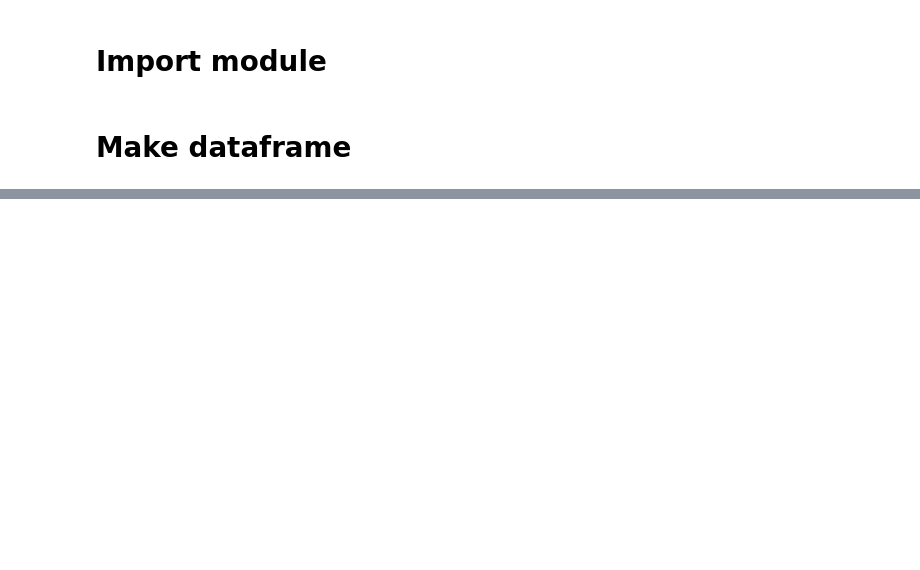
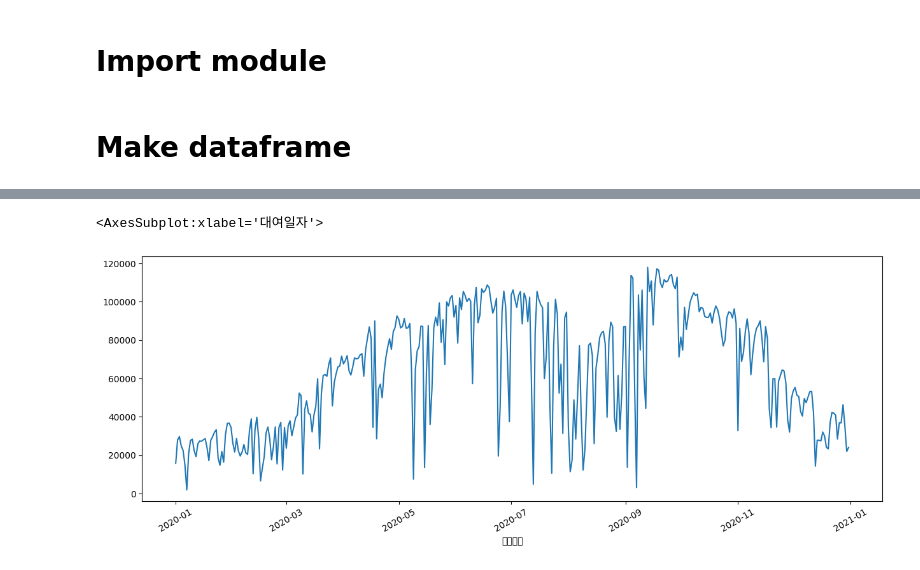
Before and after one commit to dhcryan/ddareung, a Jupyter notebook: main.ipynb, the cells around one changed output, grey strips where cells are left out. Cells and saved outputs as stored; diff of their text form; code cells hidden in the pictures; blank space fills up the shorter version.

```diff
--- a/main.ipynb
+++ b/main.ipynb
@@ -45,0 +112,3 @@ df[4].head()
+# %%
+df_rent_group = df[2].groupby(["대여일자", "대여연월", "대여연도", "대여월", "대여일", "대여요일"])["대여일시"].count()
+df_rent_group.head()
@@ -45,0 +123,5 @@ df[4].head()
+# %%
+df_rent = pd.DataFrame(df_rent_group).reset_index()
+df_rent.columns = ["대여일자", "대여연월", "대여연도",
+                   "대여월", "대여일", "대여요일", "대여수"]
+df_rent.head()
@@ -45,0 +158,5 @@ df[4].head()
+# %%
+df_rent.groupby('대여일자')['대여수'].mean().plot(rot=30, figsize=(15, 5))
+# %% [output]
+<AxesSubplot:xlabel='대여일자'>
+[figure, added]
```
Also changed, not shown: parts of 15 cells of this notebook, 2 other files.
